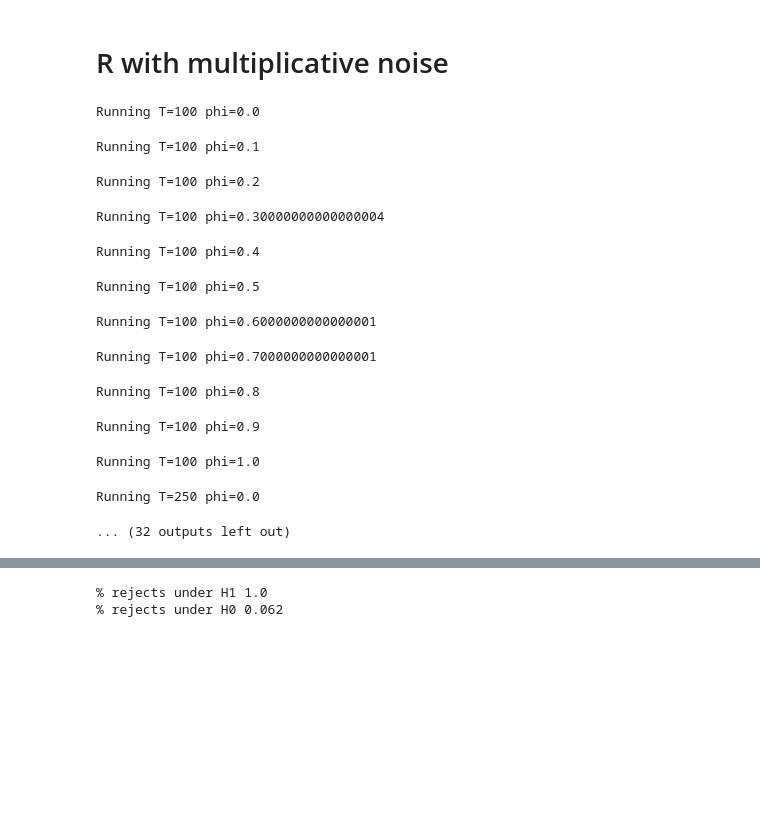
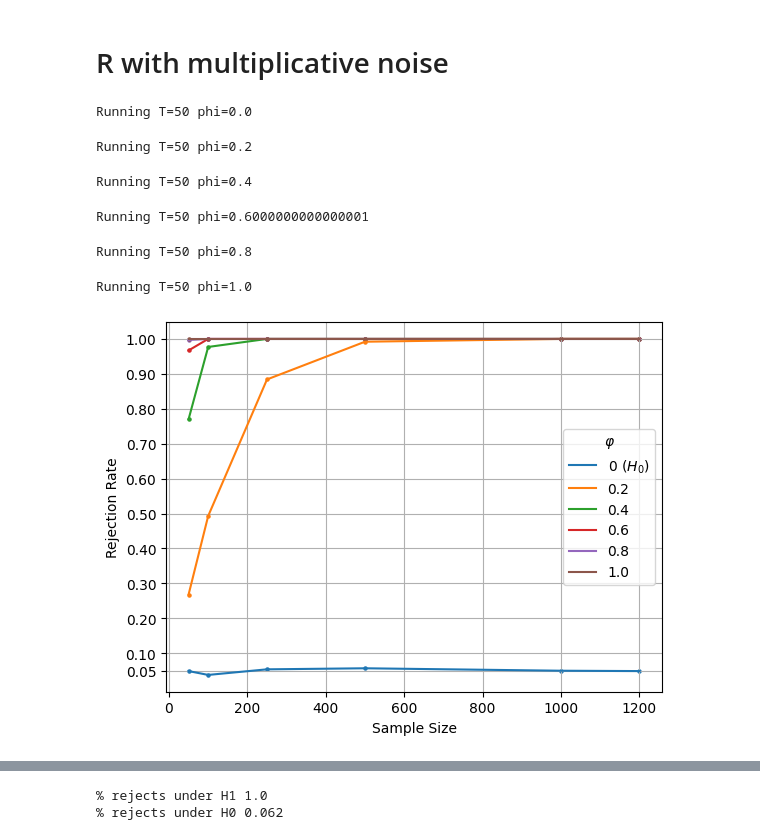
Before and after one commit to matthieubulte/GAR, a Jupyter notebook: ar(1)_dists.ipynb, the cells around one changed output, grey strips where cells are left out. Saved outputs shown, nothing was run; the diff lists cells and outputs as text; code cells hidden in the pictures; blank space fills up the shorter version.

Commit message:
Add some simulation results and plots

```diff
--- a/ar(1)_dists.ipynb
+++ b/ar(1)_dists.ipynb
@@ -43,13 +44,22 @@ def sim_sin(N, theta, sig, mu):
 M = 1000 # number of replicates
 B = 500 # number of bootstrap replicates
 
-phis = np.linspace(0, 1, 11)
-Ts = [100, 250, 500, 1000]
+phis = np.linspace(0, 1, 6)
+Ts = [50, 100, 250, 500, 1000, 1200]
 
-df = pd.DataFrame(columns=['T', 'phi', 'replicate_id', 'Dt', 'boot_mean_Dt', 'boot_sig_Dt'])
+
+df = pd.DataFrame(columns=['T', 'phi', 'replicate_id', 'err_mu_hat', 'phi_hat', 'Dt', 'boot_mean_Dt', 'boot_sig_Dt'])
 
 mean = 1.5
 noise_var = 0.2
+
+def phi_hat(x, mu_hat):
+    T = x.shape[0]
+    grid = np.linspace(0, 1, 40)
+    errs = np.zeros_like(grid)
+    for i in range(grid.shape[0]):
+        errs[i] = np.array([ (x[j+1] - m(x[j], grid[i], mu_hat))**2 for j in range(T-1) ]).mean()
+    return grid[np.argmin(errs)]
 
 def bootstrap_mu_sig(x, B):
     bootstrap = np.zeros(B)
@@ -68,24 +78,49 @@ for T in Ts:
         print(f"Running T={T} phi={phi}")
         for replicate_id in tqdm(range(M)):
             x = sim_mul(T, phi, noise_var, mean)
+
+            mu_hat = x.mean()
+            phi_hat_ = phi_hat(x, mu_hat)
+
             Dt = np.mean(np.power(np.diff(x), 2))
 
             boot_mean_Dt, boot_sig_Dt = bootstrap_mu_sig(x, B)
 
-            df.loc[len(df)] = [T, phi, replicate_id, Dt, boot_mean_Dt, boot_sig_Dt]
+            df.loc[len(df)] = [T, phi, replicate_id, (mean - mu_hat)**2, phi_hat_, Dt, boot_mean_Dt, boot_sig_Dt]
 
-df.to_csv('./results_R_mult_noise.csv')
+df.to_csv('./results_R_mult_noise_extended.csv')
 # %% [output]
-Running T=100 phi=0.0
+Running T=50 phi=0.0
-Running T=100 phi=0.1
+Running T=50 phi=0.2
-Running T=100 phi=0.2
+Running T=50 phi=0.4
-Running T=100 phi=0.30000000000000004
+Running T=50 phi=0.6000000000000001
-Running T=100 phi=0.4
+Running T=50 phi=0.8
-Running T=100 phi=0.5
+Running T=50 phi=1.0
-Running T=100 phi=0.6000000000000001
-Running T=100 phi=0.7000000000000001
-Running T=100 phi=0.8
-Running T=100 phi=0.9
-Running T=100 phi=1.0
-Running T=250 phi=0.0
-... (32 outputs left out)
+# %%
+df = pd.read_csv('./results_R_mult_noise_extended.csv')
+# %%
+df['rejected'] = (np.abs(df['Dt'] - df['boot_mean_Dt']) / df['boot_sig_Dt']) > norm.ppf(0.975)
+results = df.groupby(['T', 'phi']).agg(rejection_rate=('rejected', 'mean')).reset_index()
+
+# sns.lineplot(results, x='T', y='rejection_rate', hue='phi')
+
+
+for phi in results.phi.unique():
+    sub_df = results[results['phi'] == phi]
+
+    plt.scatter(sub_df['T'], sub_df.rejection_rate, s=5)
+    if phi == 0:
+        plt.plot(sub_df['T'], sub_df.rejection_rate, label=r'$0\ (H_0)$')
+    else:
+        plt.plot(sub_df['T'], sub_df.rejection_rate, label=np.round(phi,1))
+
+plt.xlabel('Sample Size')
+plt.ylabel('Rejection Rate')
+plt.legend(title=r'$\varphi$')
+plt.grid('on')
+plt.yticks([0.05,0.1,0.2,0.3,0.4,0.5,0.6,.7,.8,.9,1]);
+# plt.xticks(df['T'].unique())
+
+plt.savefig('./rejection_rates_R_mult_noise.pdf')
+# %% [output]
+[figure, added]
```
Also changed, not shown: parts of 9 cells of this notebook, 8 other files.
